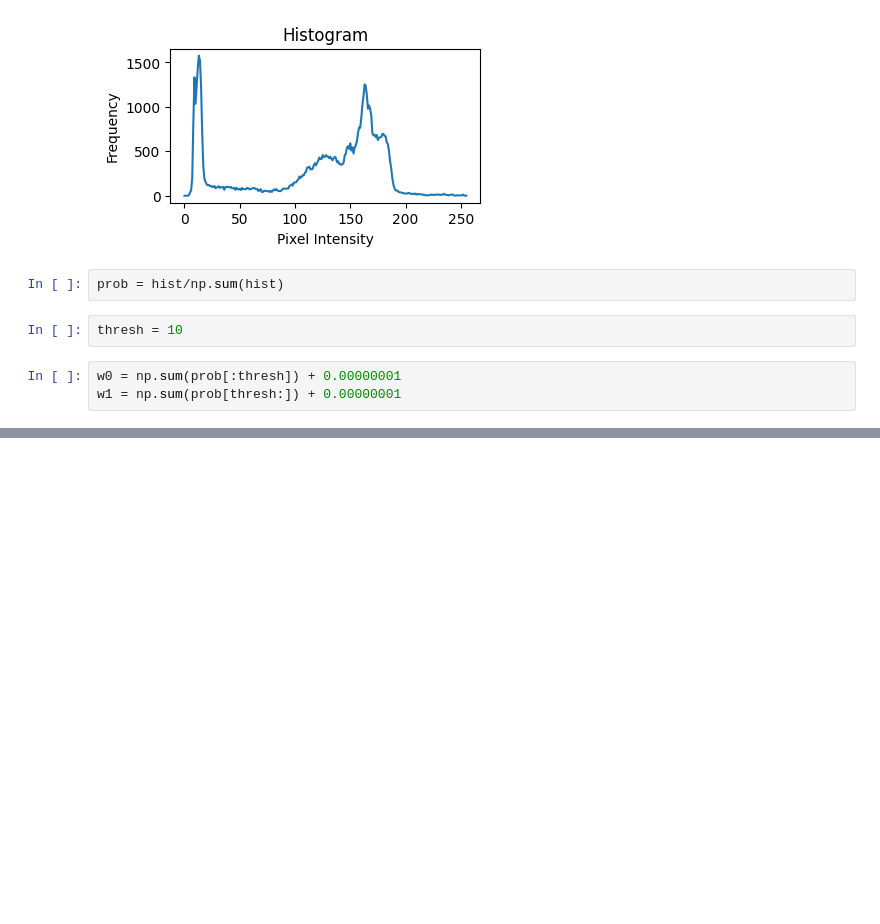
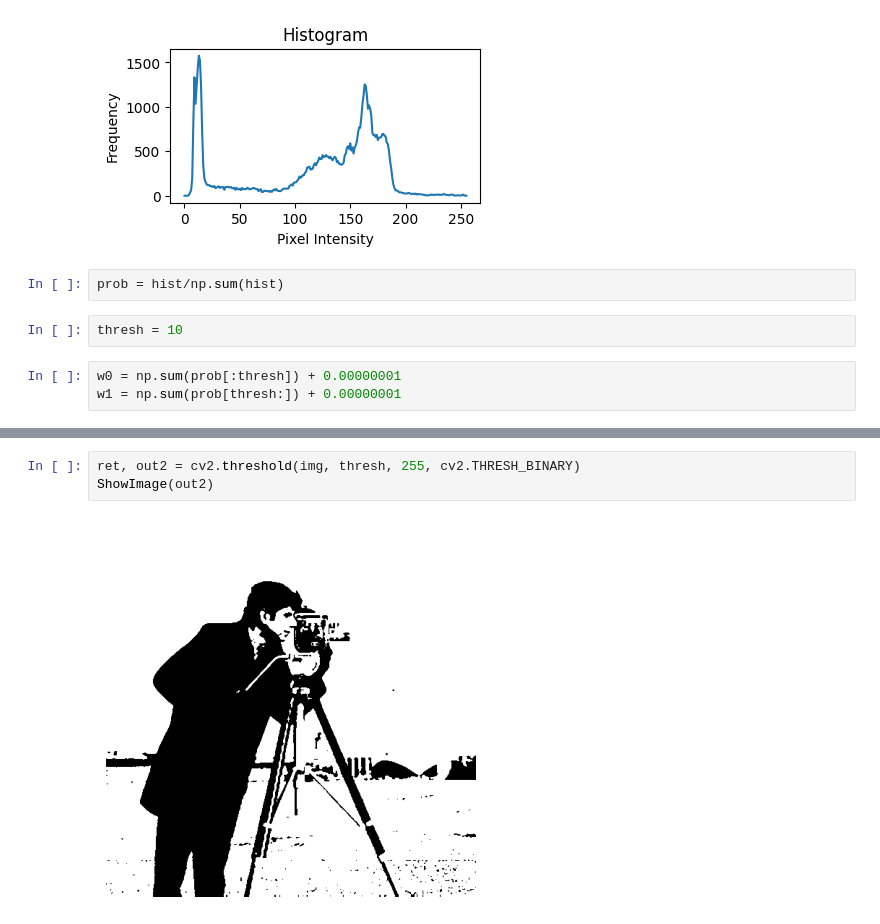
Before and after one commit to 3chammmpppthichanon/University, a Jupyter notebook: COS3401/Week7-8/Workshop/otsu.ipynb, the cells around one changed output, grey strips where cells are left out. Saved outputs shown, nothing was run; the diff lists cells and outputs as text; blank space fills up the shorter version.

```diff
--- a/COS3401/Week7-8/Workshop/otsu.ipynb
+++ b/COS3401/Week7-8/Workshop/otsu.ipynb
@@ -54,0 +110,5 @@ w1 = np.sum(prob[thresh:]) + 0.00000001
+# %%
+ret, out2 = cv2.threshold(img, thresh, 255, cv2.THRESH_BINARY)
+ShowImage(out2)
+# %% [output]
+[figure, added]
```
Also changed, not shown: parts of 7 cells of this notebook, 2 other files.
